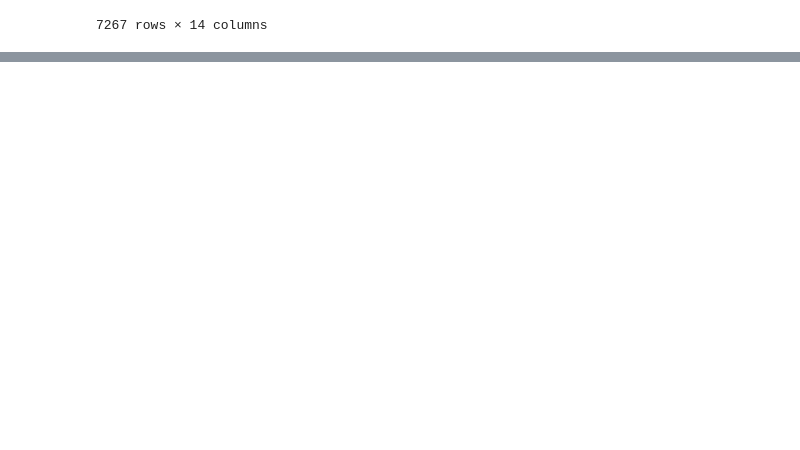
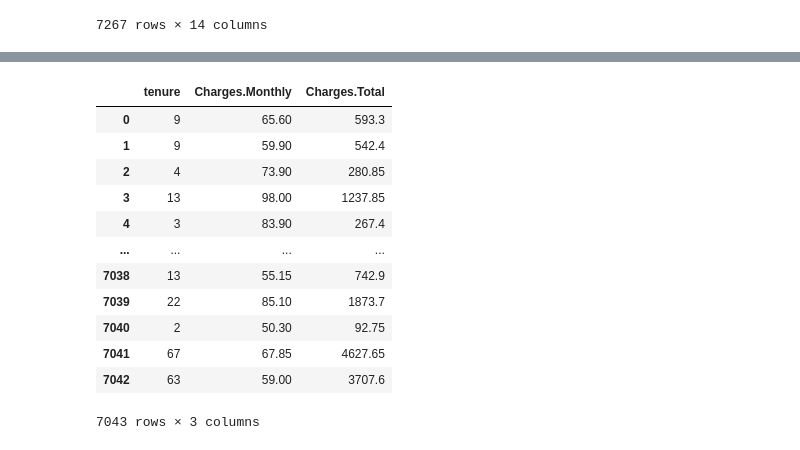
Before and after one commit to vanderpinheiro/Alura-voz, a Jupyter notebook: Base de dados/Untitled.ipynb, the cells around one changed output, grey strips where cells are left out. Saved outputs shown, nothing was run; the diff lists cells and outputs as text; code cells hidden in the pictures; blank space fills up the shorter version.

```diff
--- a/Base de dados/Untitled.ipynb
+++ b/Base de dados/Untitled.ipynb
@@ -325,0 +411,19 @@ Name: Charges.Total, Length: 6531, dtype: int64
+# %%
+# nesta análise conseguimos ver melhor
+# Charges.Monthly é o gasto mensal do cliente e o Charges.Total é o gasto total do cliente
+# no tempo de empresa que ele tem (tenure)
+dados[['tenure','Charges.Monthly','Charges.Total']]
+# %% [output]
+|  | tenure | Charges.Monthly | Charges.Total |
+| 0 | 9 | 65.60 | 593.3 |
+| 1 | 9 | 59.90 | 542.4 |
+| 2 | 4 | 73.90 | 280.85 |
+| 3 | 13 | 98.00 | 1237.85 |
+| 4 | 3 | 83.90 | 267.4 |
+| ... | ... | ... | ... |
+| 7038 | 13 | 55.15 | 742.9 |
+| 7039 | 22 | 85.10 | 1873.7 |
+| 7040 | 2 | 50.30 | 92.75 |
+| 7041 | 67 | 67.85 | 4627.65 |
+| 7042 | 63 | 59.00 | 3707.6 |
+7043 rows × 3 columns
```
Also changed, not shown: parts of 57 cells of this notebook, 1 other file.
